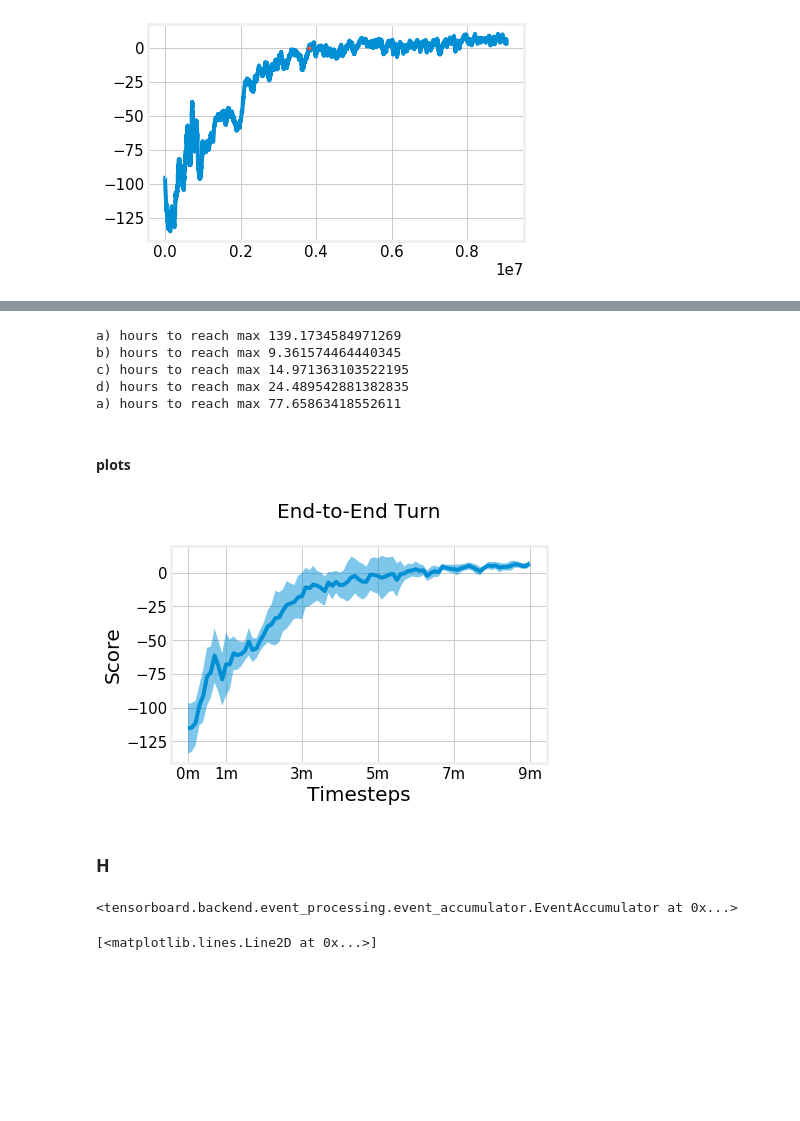
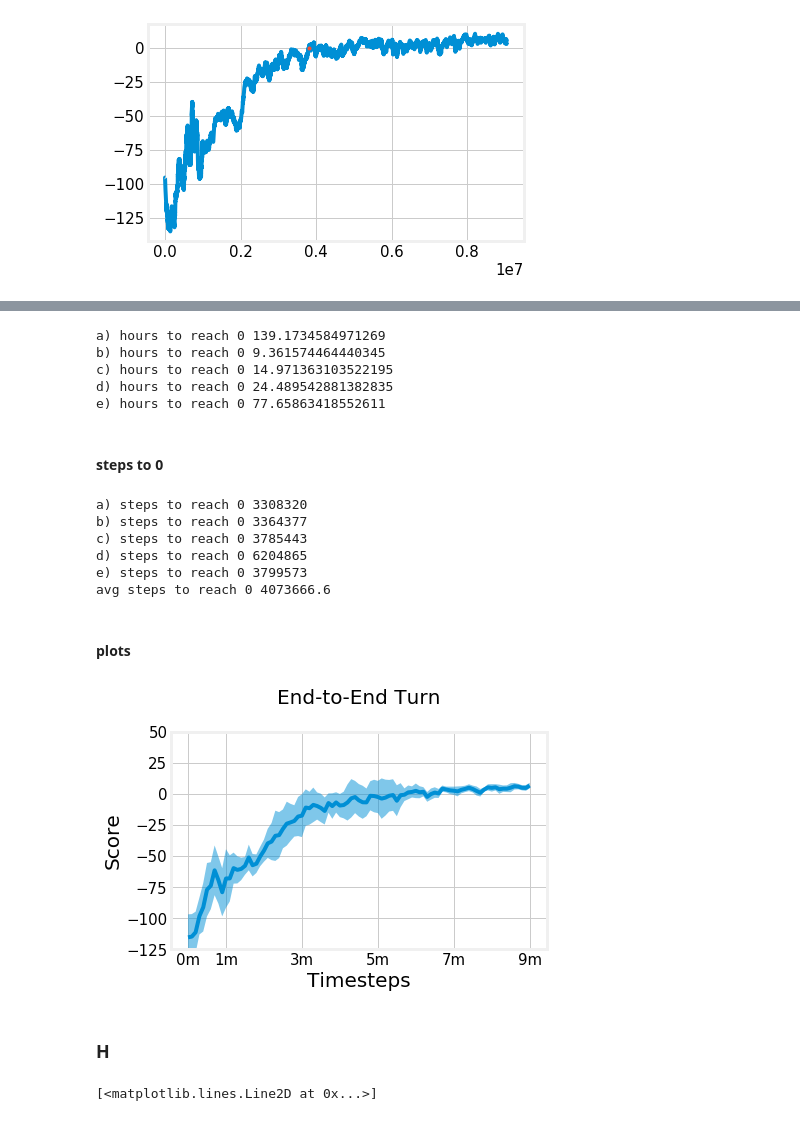
Before and after one commit to NotAnyMike/HRL, a Jupyter notebook: notebooks/Plots.ipynb, the cells around one changed output, grey strips where cells are left out. Drawn from its saved outputs; the diff is of its cells as text; code cells hidden in the pictures; blank space fills up the shorter version.

```diff
--- a/notebooks/Plots.ipynb
+++ b/notebooks/Plots.ipynb
@@ -201,16 +236,37 @@ time to val 77.65863418552611
 # %%
 # un realible walltime
-print("a) hours to reach max",(w_times_a[[idx for idx,val in enumerate(vals_a_smooth) if val >0][0]]-w_times_a[0])/3600)
-print("b) hours to reach max",(w_times_b[[idx for idx,val in enumerate(vals_b_smooth) if val >0][0]]-w_times_b[0])/3600)
-print("c) hours to reach max",(w_times_c[[idx for idx,val in enumerate(vals_c_smooth) if val >0][0]]-w_times_c[0])/3600)
-print("d) hours to reach max",(w_times_d[[idx for idx,val in enumerate(vals_d_smooth) if val >0][0]]-w_times_d[0])/3600)
-print("e) hours to reach max",(w_times_e[[idx for idx,val in enumerate(vals_e_smooth) if val >0][0]]-w_times_e[0])/3600)
+print("a) hours to reach 0",(w_times_a[[idx for idx,val in enumerate(vals_a_smooth) if val >0][0]]-w_times_a[0])/3600)
+print("b) hours to reach 0",(w_times_b[[idx for idx,val in enumerate(vals_b_smooth) if val >0][0]]-w_times_b[0])/3600)
+print("c) hours to reach 0",(w_times_c[[idx for idx,val in enumerate(vals_c_smooth) if val >0][0]]-w_times_c[0])/3600)
+print("d) hours to reach 0",(w_times_d[[idx for idx,val in enumerate(vals_d_smooth) if val >0][0]]-w_times_d[0])/3600)
+print("e) hours to reach 0",(w_times_e[[idx for idx,val in enumerate(vals_e_smooth) if val >0][0]]-w_times_e[0])/3600)
 # %% [output]
-a) hours to reach max 139.1734584971269
-b) hours to reach max 9.361574464440345
-c) hours to reach max 14.971363103522195
-d) hours to reach max 24.489542881382835
-a) hours to reach max 77.65863418552611
+a) hours to reach 0 139.1734584971269
+b) hours to reach 0 9.361574464440345
+c) hours to reach 0 14.971363103522195
+d) hours to reach 0 24.489542881382835
+e) hours to reach 0 77.65863418552611
+# %% [markdown]
+#### steps to 0
+# %%
+print("a) steps to reach 0",step_nums_a[[idx for idx,val in enumerate(vals_a_smooth) if val >0][0]])
+print("b) steps to reach 0",step_nums_b[[idx for idx,val in enumerate(vals_b_smooth) if val >0][0]])
+print("c) steps to reach 0",step_nums_c[[idx for idx,val in enumerate(vals_c_smooth) if val >0][0]])
+print("d) steps to reach 0",step_nums_d[[idx for idx,val in enumerate(vals_d_smooth) if val >0][0]])
+print("e) steps to reach 0",step_nums_e[[idx for idx,val in enumerate(vals_e_smooth) if val >0][0]])
+print("avg steps to reach 0", (
+    step_nums_a[[idx for idx,val in enumerate(vals_a_smooth) if val >0][0]]+\
+    step_nums_b[[idx for idx,val in enumerate(vals_a_smooth) if val >0][0]]+\
+    step_nums_c[[idx for idx,val in enumerate(vals_b_smooth) if val >0][0]]+\
+    step_nums_d[[idx for idx,val in enumerate(vals_c_smooth) if val >0][0]]+\
+    step_nums_e[[idx for idx,val in enumerate(vals_d_smooth) if val >0][0]])/5)
+# %% [output]
+a) steps to reach 0 3308320
+b) steps to reach 0 3364377
+c) steps to reach 0 3785443
+d) steps to reach 0 6204865
+e) steps to reach 0 3799573
+avg steps to reach 0 4073666.6
 # %% [markdown]
 #### plots
 # %%
@@ -227,18 +283,19 @@ df = pd.DataFrame(data={
 # %%
 n2n_avg = df.groupby((df.index//100000)*100000).mean().discounted_rewards
 n2n_wt  = df.groupby((df.index//100000)*100000).mean().walltime
 n2n_std = df.groupby((df.index//100000)*100000).std().discounted_rewards
 n2n_stp = n2n_avg.index
 
 plt.plot(n2n_stp,n2n_avg)
 plt.fill_between(n2n_stp,n2n_avg-n2n_std,n2n_avg+n2n_std,alpha=.5)
 plt.xlabel("Timesteps",fontsize=20)
 plt.ylabel("Score",fontsize=20)
 plt.title("End-to-End Turn\n",fontsize=20)
 plt.xticks([0,1e6,3e6,5e6,7e6,9e6],["0m","1m","3m","5m","7m","9m"])
+plt.ylim(-125,50)
 plt.savefig("plots/n2n-turn.pdf",bbox_inches="tight", pad_inches=0)
 # %% [output]
-[figure, old version]
+[figure, new version]
 # %% [markdown]
 ### H
 # %%
@@ -246,8 +303,3 @@ w_times_h_a, step_nums_h_a, vals_h_a = pickle.load(open('./Turn_n2n_vs_h/h_a.pkl
 w_times_h_b, step_nums_h_b, vals_h_b = pickle.load(open('./Turn_n2n_vs_h/h_b.pkl','rb'))
 vals_h_a_smooth = smooth(vals_h_a, 0.99)
 vals_h_b_smooth = smooth(vals_h_b, 0.99)
-# %%
-h_c_event = EventAccumulator('../experiments/241_Turn_v1_H_control/logs/PPO2_1/')
-h_c_event.Reload()
-# %% [output]
-<tensorboard.backend.event_processing.event_accumulator.EventAccumulator at 0x...>
```
Also changed, not shown: parts of 79 cells of this notebook, 5 other files.
